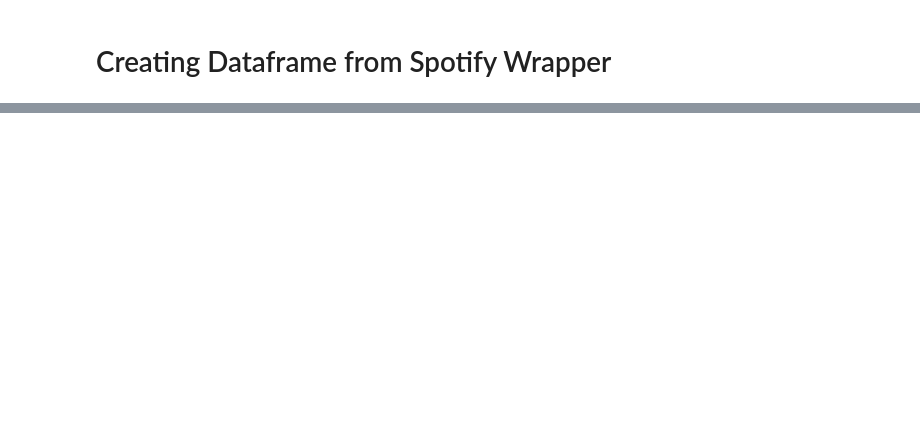
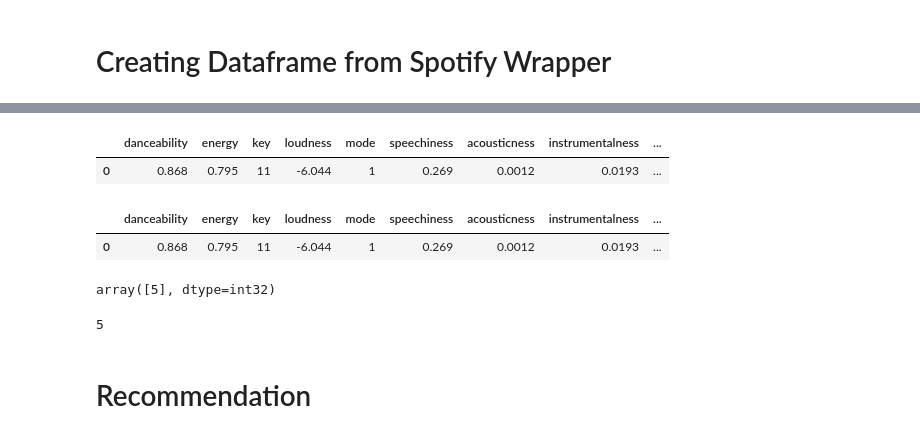
Before and after one commit to ProfGeller/spotify_app, a Jupyter notebook: music_app.ipynb, the cells around one changed output, grey strips where cells are left out. Drawn from its saved outputs; the diff is of its cells as text; code cells hidden in the pictures; blank space fills up the shorter version.

```diff
--- a/music_app.ipynb
+++ b/music_app.ipynb
@@ -159,0 +280,6 @@ spotifydf.to_csv('spotifydf.csv')
+# %%
+# find track id based on user input
+track_id = sp.search(q="artist:" + artist_name + " track:" + song, type="track")['tracks']['items'][0]['id']
+# %%
+#extract audio features for track id
+audio_features = sp.audio_features(track_id)
@@ -159,0 +307,15 @@ spotifydf.to_csv('spotifydf.csv')
+# %%
+# append audio_features to a dataframe
+X_song = pd.DataFrame()
+X_song = X_song.append(audio_features)
+# %%
+X_song
+# %% [output]
+|  | danceability | energy | key | loudness | mode | speechiness | acousticness | instrumentalness | ... |
+| 0 | 0.868 | 0.795 | 11 | -6.044 | 1 | 0.269 | 0.0012 | 0.0193 | ... |
+# %%
+# drop columns
+X_song.drop(['id', 'track_href', 'type', 'uri', 'analysis_url'], axis = 1)
+# %% [output]
+|  | danceability | energy | key | loudness | mode | speechiness | acousticness | instrumentalness | ... |
+| 0 | 0.868 | 0.795 | 11 | -6.044 | 1 | 0.269 | 0.0012 | 0.0193 | ... |
@@ -159,0 +328,11 @@ spotifydf.to_csv('spotifydf.csv')
+# %%
+# Predict
+kmeans.predict(X_song_prep)
+# %% [output]
+array([5], dtype=int32)
+# %%
+int(kmeans.predict(X_song_prep))
+# %% [output]
+5
+# %% [markdown]
+# Recommendation
```
Also changed, not shown: parts of 49 cells of this notebook.
